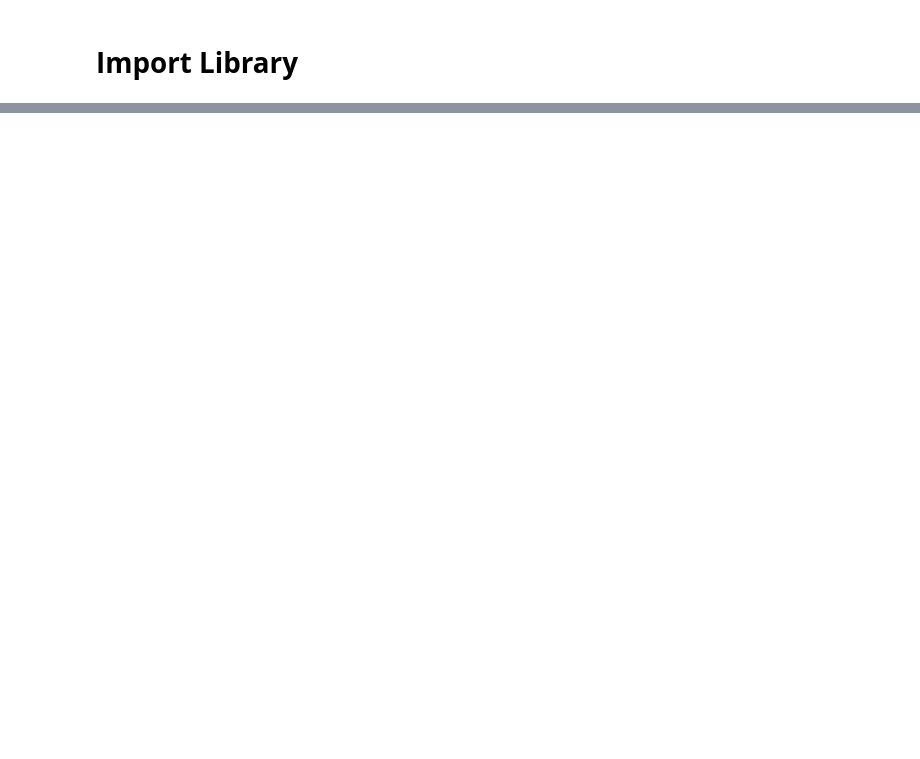
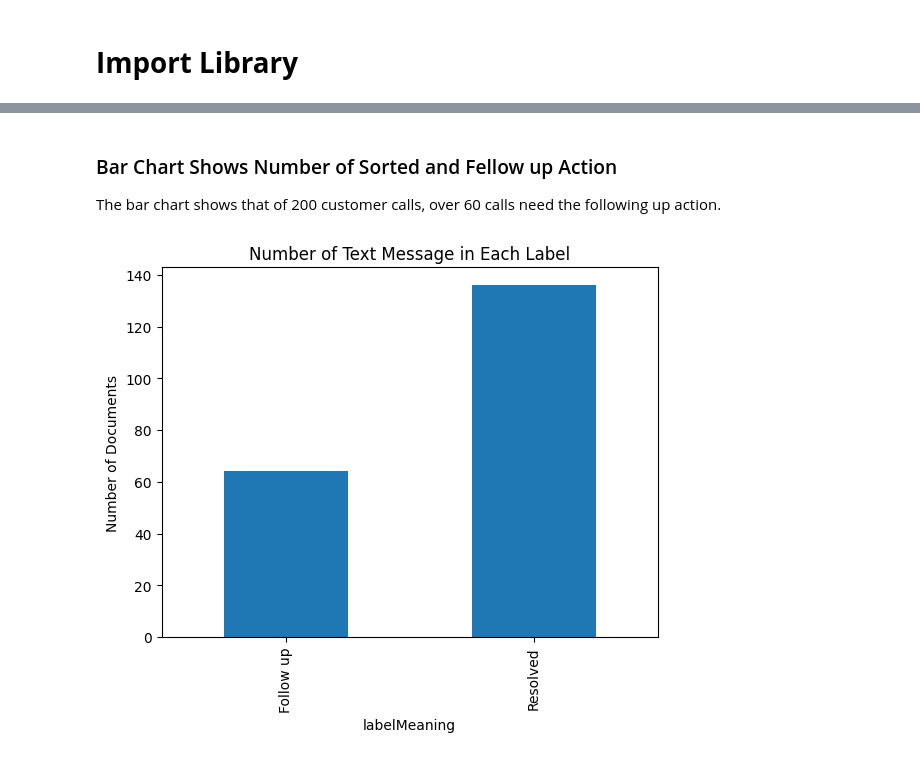
Before and after one commit to HRI328/AXA-CASE-1, a Jupyter notebook: sentiment_analysis.ipynb, the cells around one changed output, grey strips where cells are left out. Cells and saved outputs as stored; diff of their text form; code cells hidden in the pictures; blank space fills up the shorter version.

```diff
--- a/sentiment_analysis.ipynb
+++ b/sentiment_analysis.ipynb
@@ -274,0 +248,7 @@ plt.show()
+# %%
+# set number of clusters as 3 to build the model
+kmeans = KMeans(n_clusters=4,
+                tol=.0001,
+                max_iter=15,
+                random_state=0)
+label = kmeans.fit_predict(customer_list_embedding_2d)
@@ -274,0 +293,5 @@ plt.show()
+# %%
+# Attach label physical meaning to dataframe and display top 5 text message
+label_dic = {0 : "Follow up", 1: "Resolved", 2: "Follow up", 3: "Resolved"}
+customer_text_df['labelMeaning'] = customer_text_df['label'].map(label_dic)
+customer_text_df.head()
@@ -274,0 +305,17 @@ plt.show()
+# %% [markdown]
+### Bar Chart Shows Number of Sorted and Fellow up Action
+
+The bar chart shows that of 200 customer calls, over 60 calls need the following up action.
+# %%
+# Group by label meaning to count
+count_by_label_df = customer_text_df.groupby('labelMeaning').size()
+
+# Rename the series to 'count' to provide a column name for the plot.
+count_by_label_df = count_by_label_df.rename('count')
+
+# plot the dataframe
+count_by_label_df.plot(x='labelMeaning', y='count', kind='bar', title='Number of Text Message in Each Label')
+plt.ylabel('Number of Documents')
+plt.show()
+# %% [output]
+[figure, added]
```
Also changed, not shown: parts of 55 cells of this notebook.
